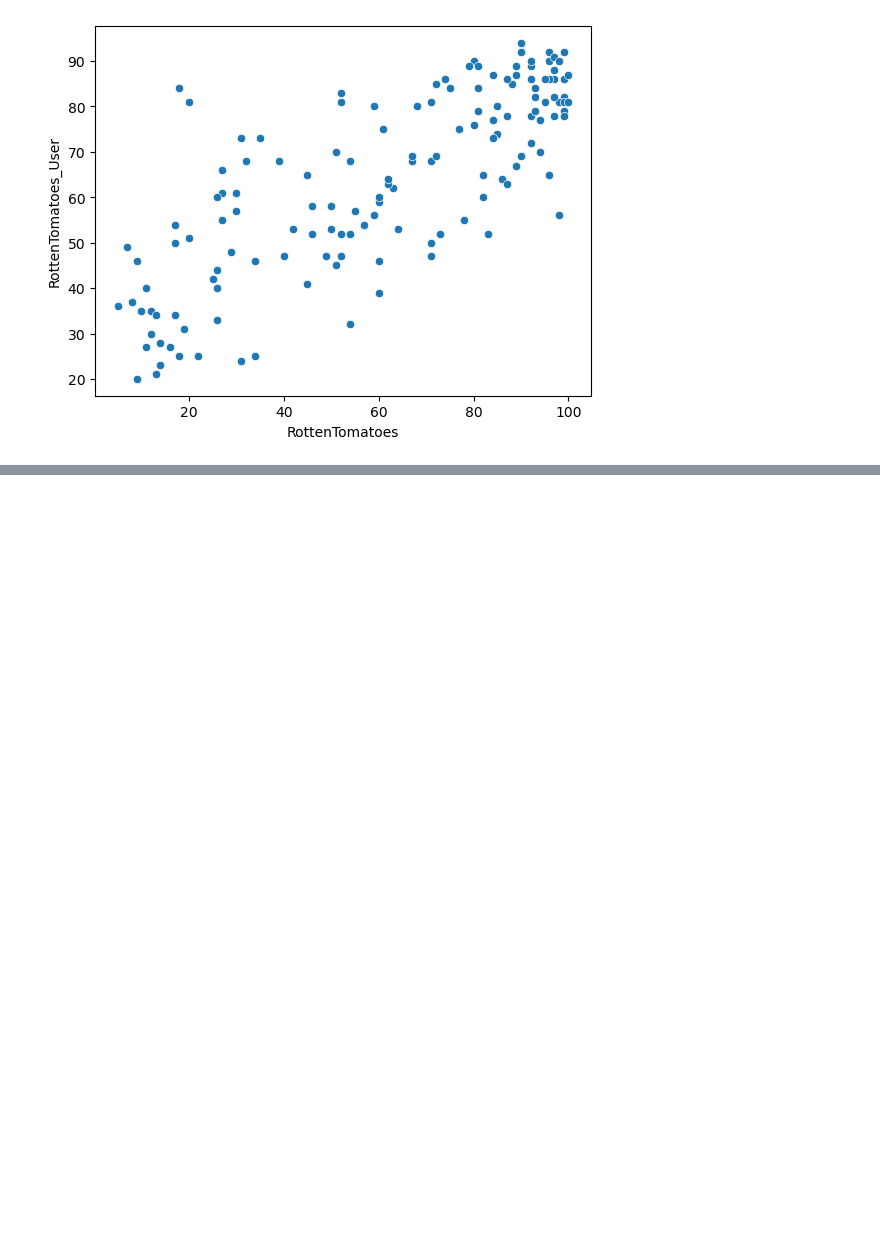
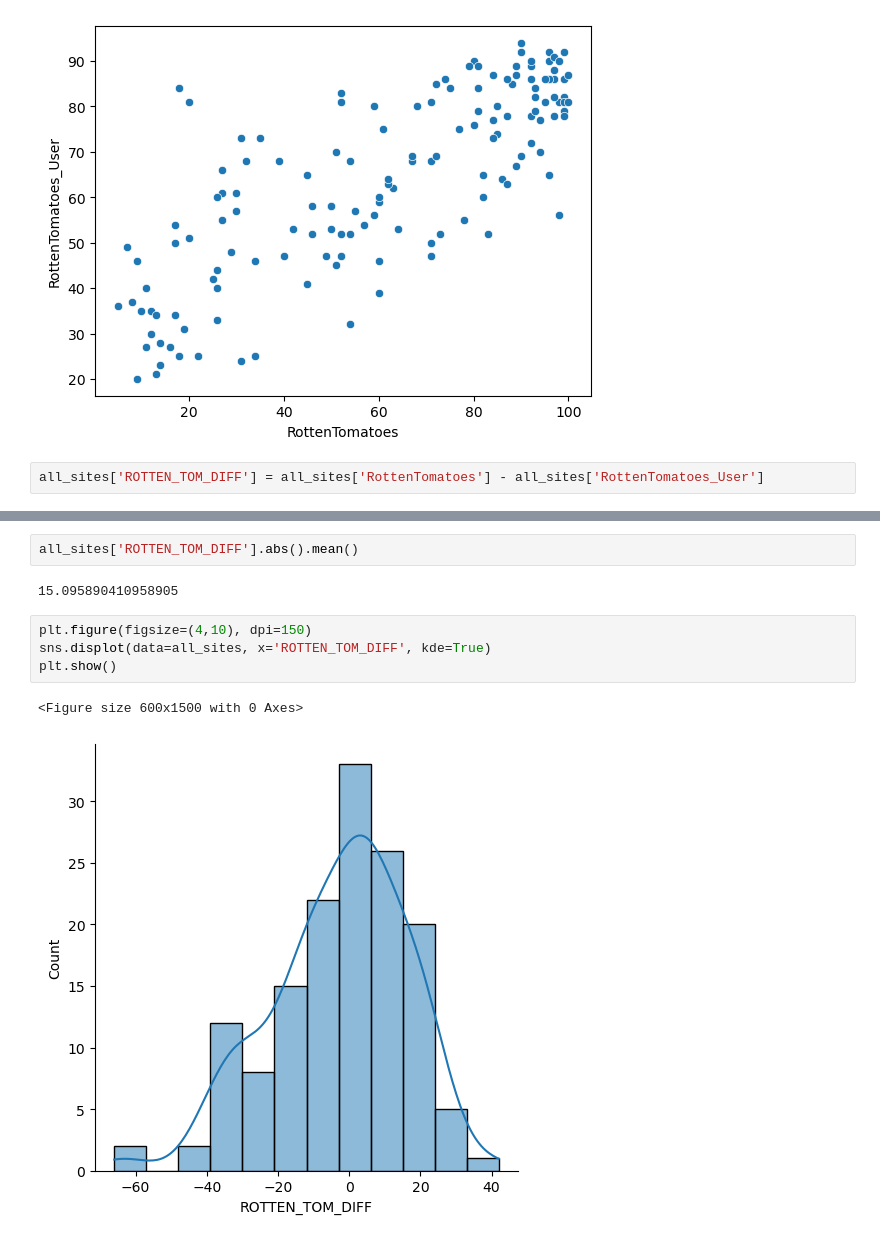
Before and after one commit to rohitcodism/ML-DS, a Jupyter notebook: Projects/Capstone-Project-1/capstone.ipynb, the cells around one changed output, grey strips where cells are left out. Cells and saved outputs as stored; diff of their text form; blank space fills up the shorter version.

```diff
--- a/Projects/Capstone-Project-1/capstone.ipynb
+++ b/Projects/Capstone-Project-1/capstone.ipynb
@@ -212,3 +212,5 @@ sns.scatterplot(data=all_sites, x='RottenTomatoes', y='RottenTomatoes_User')
 # %% [output]
 <AxesSubplot:xlabel='RottenTomatoes', ylabel='RottenTomatoes_User'>
 [figure]
+# %%
+all_sites['ROTTEN_TOM_DIFF'] = all_sites['RottenTomatoes'] - all_sites['RottenTomatoes_User']
@@ -214,0 +226,11 @@ sns.scatterplot(data=all_sites, x='RottenTomatoes', y='RottenTomatoes_User')
+# %%
+all_sites['ROTTEN_TOM_DIFF'].abs().mean()
+# %% [output]
+15.095890410958905
+# %%
+plt.figure(figsize=(4,10), dpi=150)
+sns.displot(data=all_sites, x='ROTTEN_TOM_DIFF', kde=True)
+plt.show()
+# %% [output]
+<Figure size 600x1500 with 0 Axes>
+[figure, added]
```
Also changed, not shown: parts of 4 cells of this notebook.
